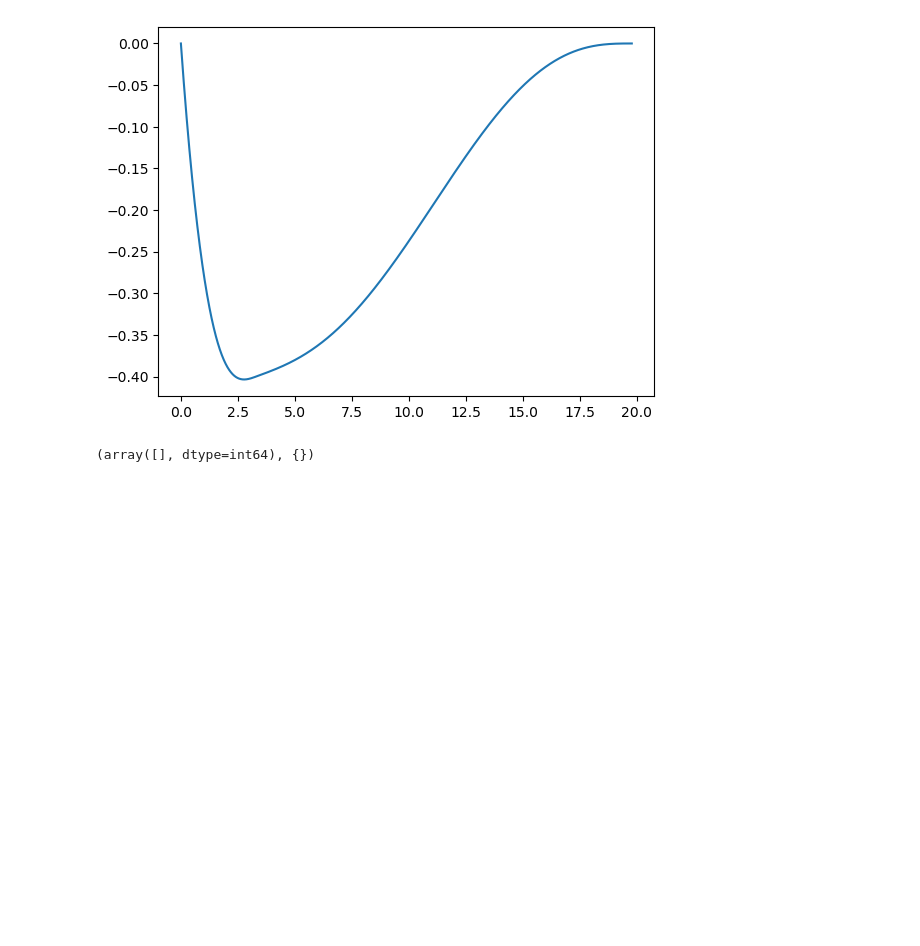
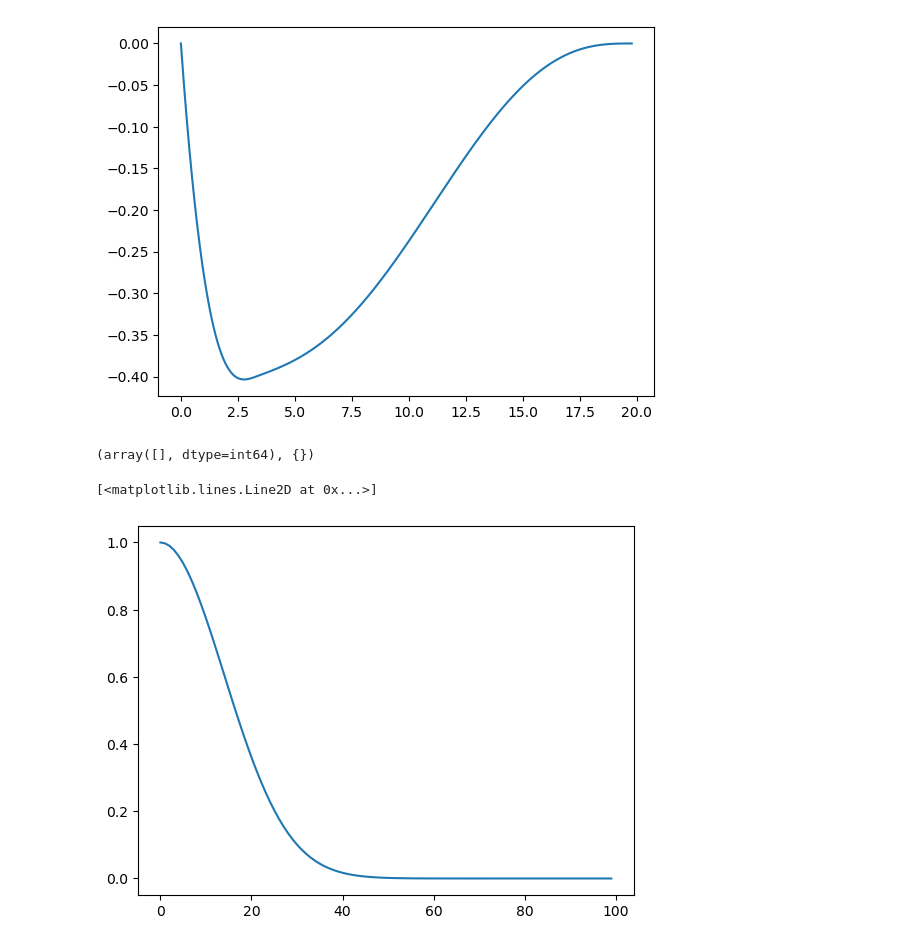
Before and after one commit to Samanyu-T/Lammps_MD, a Jupyter notebook: Jupyter_Notebooks/test_energies.ipynb, the cells around one changed output. Saved outputs shown, nothing was run; the diff lists cells and outputs as text; code cells hidden in the pictures; blank space fills up the shorter version.

```diff
--- a/Jupyter_Notebooks/test_energies.ipynb
+++ b/Jupyter_Notebooks/test_energies.ipynb
@@ -748,8 +753,11 @@ print(y[:5])
 [ 0.         -0.00303207 -0.0060492  -0.00905143 -0.01203879]
 [figure]
 # %%
-y = np.exp(-np.linspace(0,5, 100))
+y = np.exp(-np.linspace(0,5, 100)**2)
 from scipy.signal import find_peaks
-find_peaks(y)
+print(find_peaks(y))
+plt.plot(y)
 # %% [output]
 (array([], dtype=int64), {})
+[<matplotlib.lines.Line2D at 0x...>]
+[figure, added]
```
Also changed, not shown: parts of 13 cells of this notebook, 7 other files.
